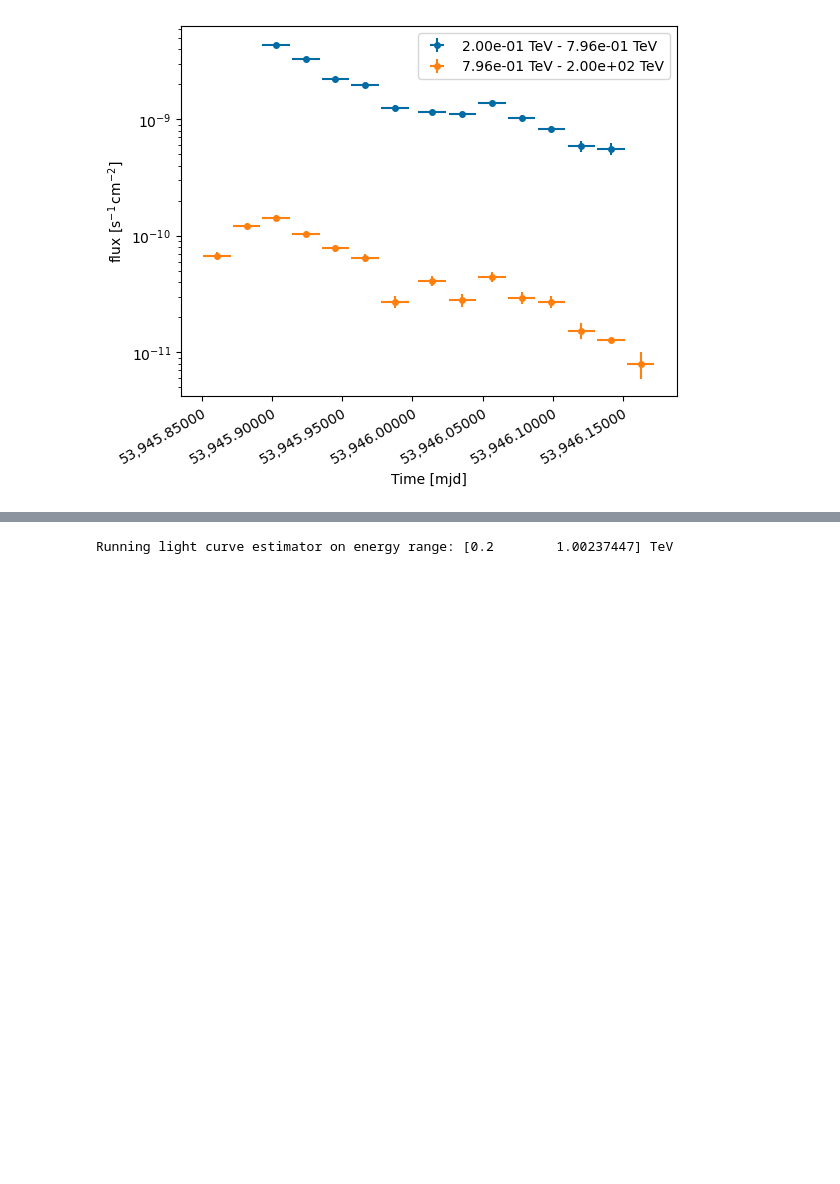
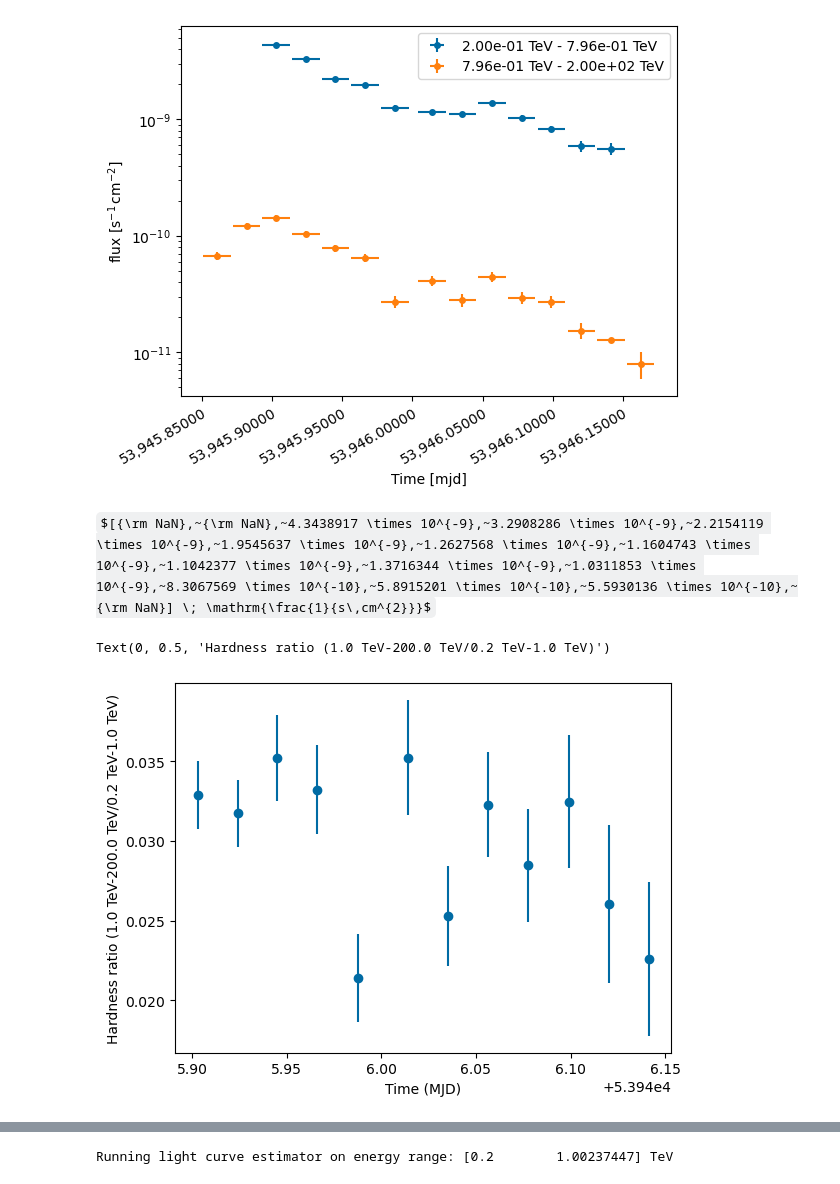
Before and after one commit to bkhelifi/CADS_2024, a Jupyter notebook: Beginners_handson/5. Timing analysis/5. Timing analysis - correction.ipynb, the cells around one changed output, grey strips where cells are left out. Saved outputs shown, nothing was run; the diff lists cells and outputs as text; code cells hidden in the pictures; some formulas as TeX source; blank space fills up the shorter version.

```diff
--- a/Beginners_handson/5. Timing analysis/5. Timing analysis - correction.ipynb
+++ b/Beginners_handson/5. Timing analysis/5. Timing analysis - correction.ipynb
@@ -303,3 +304,29 @@ lc.plot(sed_type="flux", time_format="mjd", axis_name="time")
 # %% [output]
 <Axes: xlabel='Time [mjd]', ylabel='flux [$\\mathrm{s^{-1}\\,cm^{-2}}$]'>
 [figure]
+# %%
+lc.flux.quantity[:, [0]].flatten()
+# %% [output]
+$[{\rm NaN},~{\rm NaN},~4.3438917 \times 10^{-9},~3.2908286 \times 10^{-9},~2.2154119 \times 10^{-9},~1.9545637 \times 10^{-9},~1.2627568 \times 10^{-9},~1.1604743 \times 10^{-9},~1.1042377 \times 10^{-9},~1.3716344 \times 10^{-9},~1.0311853 \times 10^{-9},~8.3067569 \times 10^{-10},~5.8915201 \times 10^{-10},~5.5930136 \times 10^{-10},~{\rm NaN}] \; \mathrm{\frac{1}{s\,cm^{2}}}$
+# %%
+lc_lo = lc.flux.quantity[:, [0]].flatten()
+lc_lo_err = lc.flux_err.quantity[:, [0]].flatten()
+
+lc_hi = lc.flux.quantity[:, [1]].flatten()
+lc_hi_err = lc.flux_err.quantity[:, [1]].flatten()
+
+lc_tot = lc_lo+lc_hi
+lc_tot_err = np.sqrt(lc_hi_err**2 + lc_lo_err**2)
+# %%
+flux_ratio = lc_hi/lc_lo
+# %%
+flux_ratio_err = flux_ratio * np.sqrt((lc_hi_err/lc_hi)**2+(lc_lo_err/lc_lo)**2)
+# %%
+t_mean = [0.5*(t[0].mjd+t[1].mjd) for t in time_intervals]
+# %%
+plt.errorbar(x=t_mean, y=flux_ratio, yerr=flux_ratio_err, fmt='o')
+plt.xlabel("Time (MJD)")
+plt.ylabel(f"Hardness ratio ({e_ranges[1][0]:.1f}-{e_ranges[1][1]:.1f}/{e_ranges[0][0]:.1f}-{e_ranges[0][1]:.1f})")
+# %% [output]
+Text(0, 0.5, 'Hardness ratio (1.0 TeV-200.0 TeV/0.2 TeV-1.0 TeV)')
+[figure, added]
```
Also changed, not shown: parts of 11 cells of this notebook.
